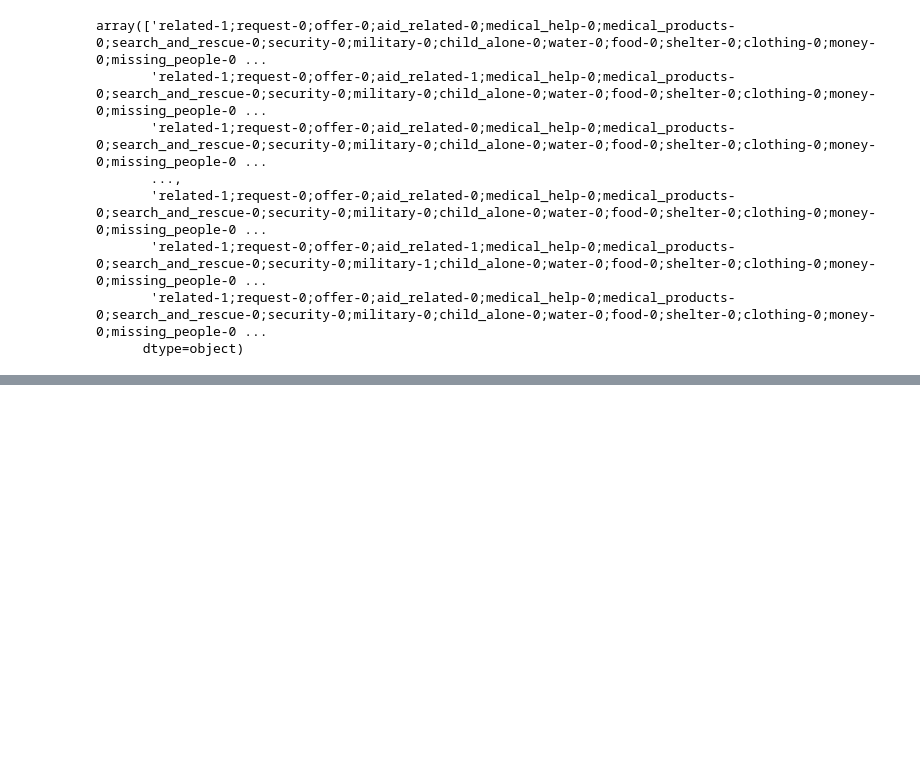
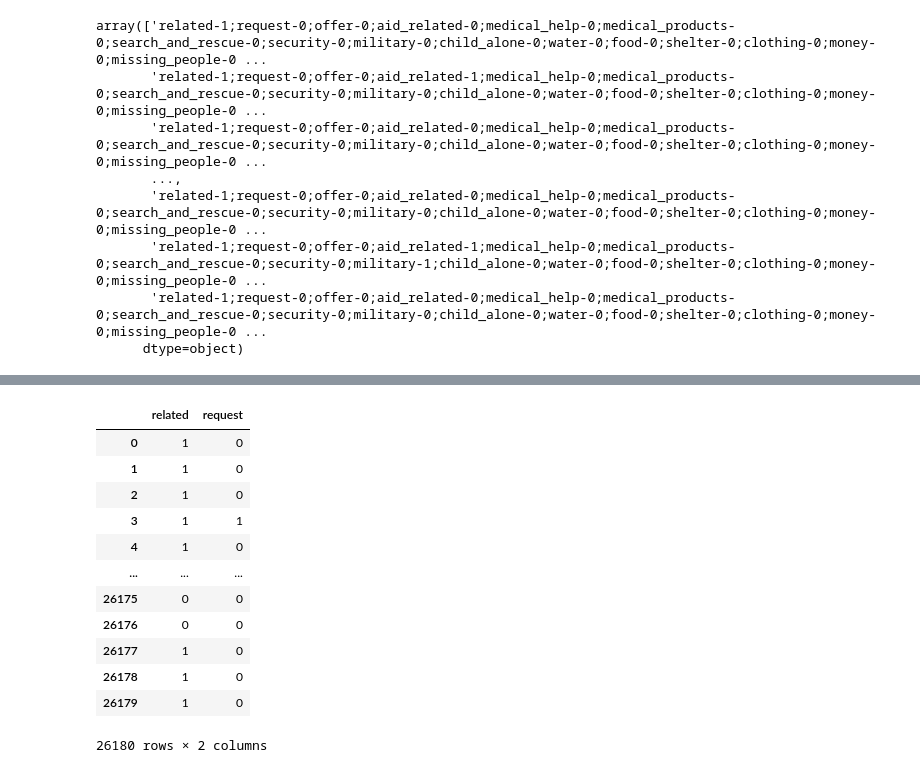
Before and after one commit to trhgvinh/udacity_NanodegreeDS_Project2, a Jupyter notebook: Project2_train_classifier.ipynb, the cells around one changed output, grey strips where cells are left out. Drawn from its saved outputs; the diff is of its cells as text; code cells hidden in the pictures; blank space fills up the shorter version.

```diff
--- a/Project2_train_classifier.ipynb
+++ b/Project2_train_classifier.ipynb
@@ -221,4 +237,5 @@ array(['related-1;request-0;offer-0;aid_related-0;medical_help-0;medical_product
 # %%
-y=df.categories.str.split(';',expand=True)[0]
-y
+y1=df.categories.str.split(';',expand=True)[0].str.split('-',expand=True)[1]
+y1.columns=['related']
+y1
 # %% [output]
@@ -236,0 +254,3 @@ Name: 0, Length: 26180, dtype: object
+# %%
+y2=df.categories.str.split(';',expand=True)[1].str.split('-',expand=True)[1]
+y2
@@ -236,0 +270,18 @@ Name: 0, Length: 26180, dtype: object
+# %%
+dfy=pd.concat([y1, y2], axis=1)
+dfy.columns = ['related','request']
+dfy
+# %% [output]
+|  | related | request |
+| 0 | 1 | 0 |
+| 1 | 1 | 0 |
+| 2 | 1 | 0 |
+| 3 | 1 | 1 |
+| 4 | 1 | 0 |
+| ... | ... | ... |
+| 26175 | 0 | 0 |
+| 26176 | 0 | 0 |
+| 26177 | 1 | 0 |
+| 26178 | 1 | 0 |
+| 26179 | 1 | 0 |
+26180 rows × 2 columns
```
Also changed, not shown: parts of 5 cells of this notebook.
